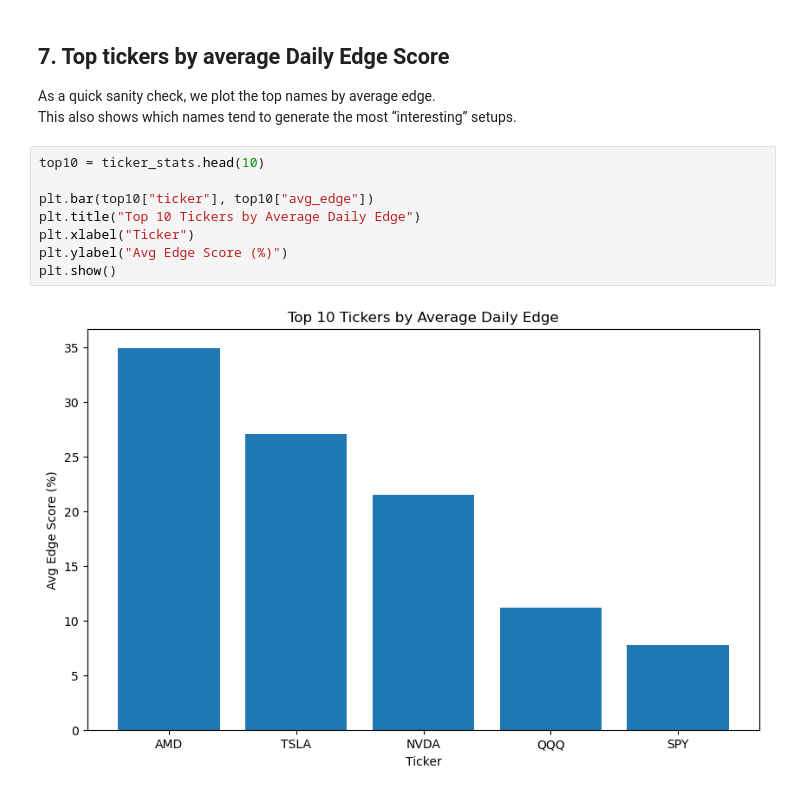
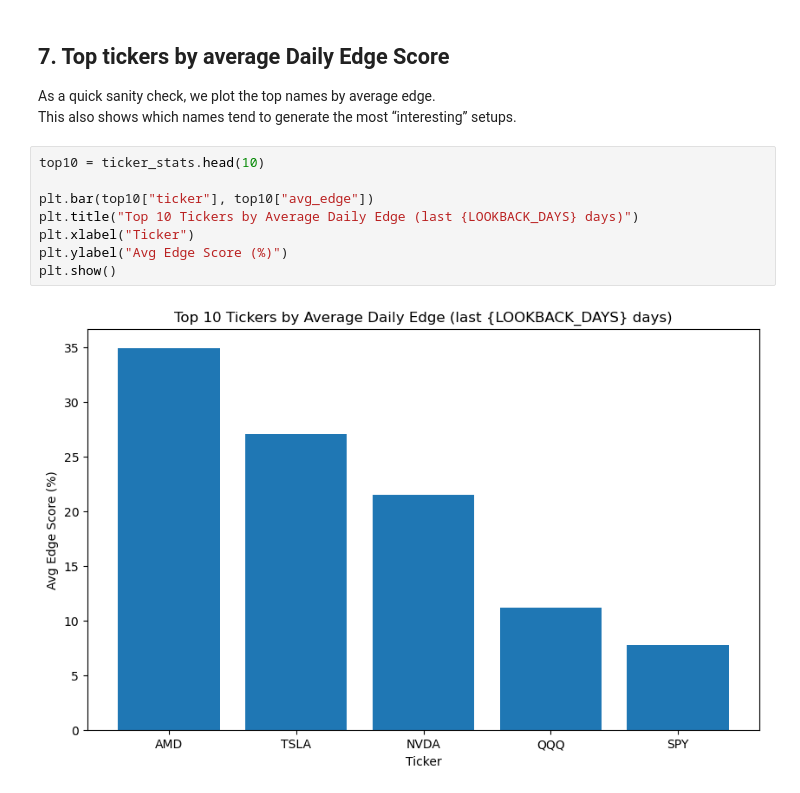
Before and after one commit to btheard3/volatility-alpha-engine, a Jupyter notebook: notebooks/01_eda_volatility_alpha.ipynb, the cells around one changed output. Saved outputs shown, nothing was run; the diff lists cells and outputs as text.

```diff
--- a/notebooks/01_eda_volatility_alpha.ipynb
+++ b/notebooks/01_eda_volatility_alpha.ipynb
@@ -199,10 +271,10 @@ This also shows which names tend to generate the most “interesting” setups.
 # %%
 top10 = ticker_stats.head(10)
 
 plt.bar(top10["ticker"], top10["avg_edge"])
-plt.title("Top 10 Tickers by Average Daily Edge")
+plt.title("Top 10 Tickers by Average Daily Edge (last {LOOKBACK_DAYS} days)")
 plt.xlabel("Ticker")
 plt.ylabel("Avg Edge Score (%)")
 plt.show()
 # %% [output]
-[figure, old version]
+[figure, new version]
```
Also changed, not shown: parts of 14 cells of this notebook.
